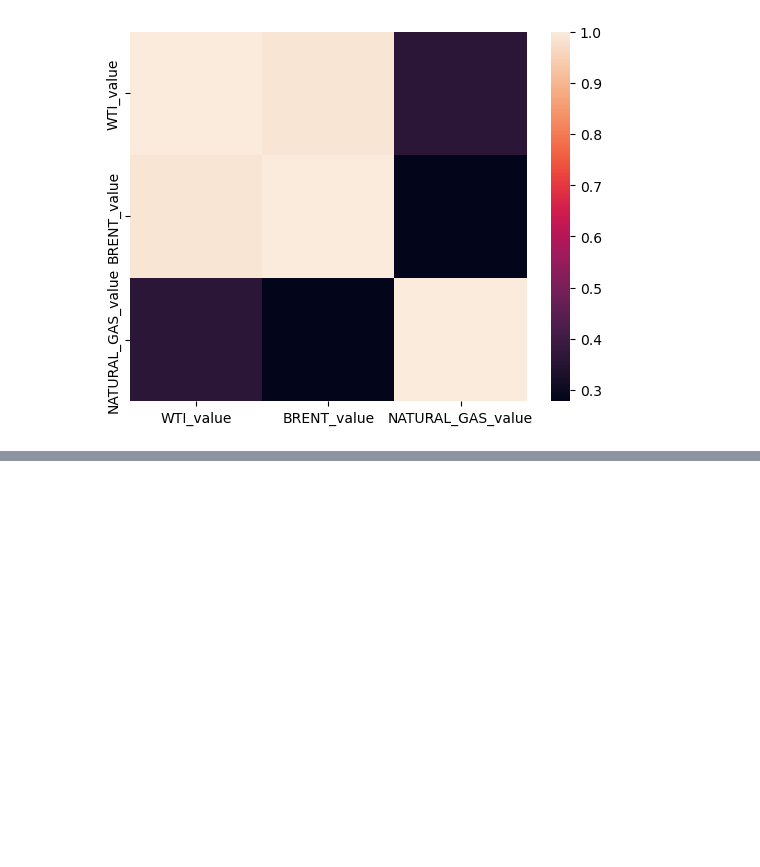
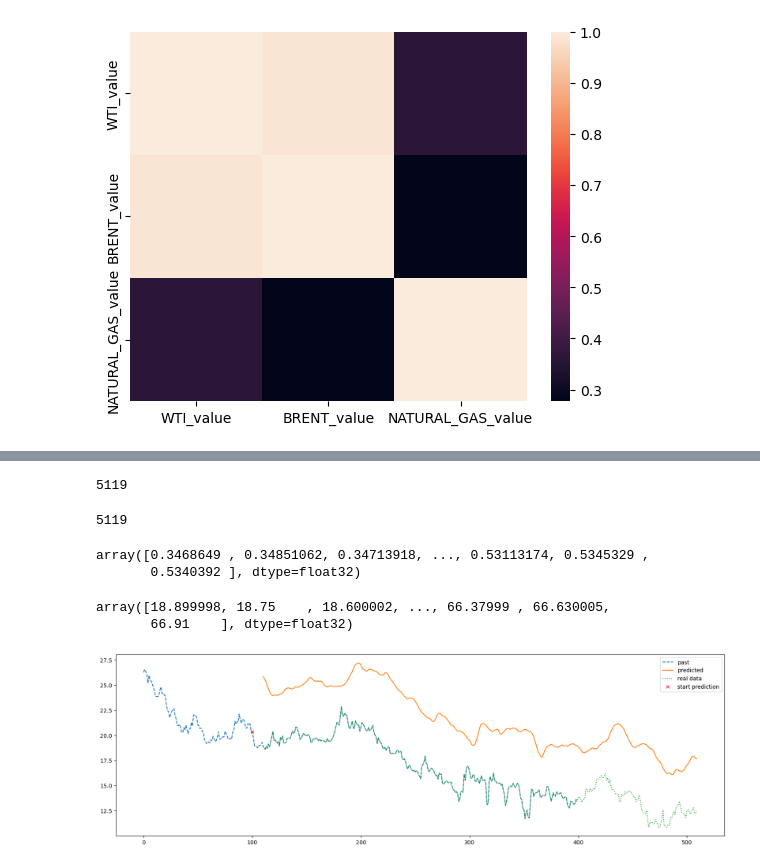
Before and after one commit to csautter/oil-price-prediction-lab, a Jupyter notebook: data_sources/alphavantage/WTI-Price-Multiple-Features-Prediction.ipynb, the cells around one changed output, grey strips where cells are left out. Saved outputs shown, nothing was run; the diff lists cells and outputs as text; code cells hidden in the pictures; blank space fills up the shorter version.

```diff
--- a/data_sources/alphavantage/WTI-Price-Multiple-Features-Prediction.ipynb
+++ b/data_sources/alphavantage/WTI-Price-Multiple-Features-Prediction.ipynb
@@ -142,9 +173,11 @@ Target shape: (256,)
 # %%
 layer_inputs = keras.layers.Input(shape=(inputs.shape[1], inputs.shape[2]))
-layer_lstm_out = keras.layers.LSTM(32)(layer_inputs)
+layer_lstm_1 = keras.layers.LSTM(64, return_sequences=True, recurrent_dropout=0.1)(layer_inputs)
+#layer_lstm_2 = keras.layers.LSTM(64, return_sequences=True, recurrent_dropout=0.1)(layer_lstm_1)
+layer_lstm_out = keras.layers.LSTM(64)(layer_lstm_1)
 layer_outputs = keras.layers.Dense(1)(layer_lstm_out)
 
 model = keras.Model(inputs=layer_inputs, outputs=layer_outputs)
-model.compile(optimizer=keras.optimizers.Adam(learning_rate=0.001), loss="mse")
+model.compile(optimizer=keras.optimizers.Adam(learning_rate=0.001), loss="mse", metrics=[tf.keras.metrics.MeanAbsoluteError()])
 model.summary()
 # %% [output]
@@ -177,7 +213,7 @@ modelckpt_callback = keras.callbacks.ModelCheckpoint(
 # %%
 history = model.fit(
     dataset_train,
-    epochs=5,
+    epochs=10,
     validation_data=dataset_test,
     callbacks=[es_callback, modelckpt_callback],
 )
@@ -191,13 +249,23 @@ pd.DataFrame(history.history).plot()
 # %%
-def plot(input_data, predicted_data, output_compare):
-    compare_y = list(range(feature_sequence_length+forecasting_label_steps, feature_sequence_length+forecasting_label_steps+ len(output_compare)))
-    predicted_y = list(range(feature_sequence_length, feature_sequence_length + len(output_compare)))
+def plot(input_data, predicted_data, output_compare, limit_right=None):
+    if limit_right is not None:
+        input_data = input_data[:limit_right]
+        predicted_data = predicted_data[:limit_right]
+        output_compare = output_compare[:limit_right]
+
+    compare_y_shift = feature_sequence_length + forecasting_label_steps
+    compare_y = list(range(compare_y_shift, compare_y_shift+ len(output_compare)))
+
+    predicted_y_shift = feature_sequence_length + forecasting_label_steps
+    predicted_y = list(range(predicted_y_shift, predicted_y_shift + len(predicted_data)))
+
+    #input_data_limit = feature_sequence_length
 
     plt.figure(figsize=(20,6))
     plt.plot(input_data, label = "past", linestyle = 'dashed')
-    plt.plot(compare_y, predicted_data, label = "predicted")
+    plt.plot(predicted_y, predicted_data, label = "predicted")
     plt.plot(compare_y, output_compare, label = "real data", linestyle = 'dotted')
-    plt.plot(feature_sequence_length, input_data[feature_sequence_length], "rx", label = "start prediction")
+    plt.plot(feature_sequence_length, input_data[feature_sequence_length-1], "rx", label = "start prediction")
     plt.legend()
     plt.show()
 # %%
@@ -217,0 +303,2 @@ for x, y in dataset_test.take(1):
+# %%
+predicted_dataset_train = model.predict(dataset_train)
@@ -217,0 +307,30 @@ for x, y in dataset_test.take(1):
+# %%
+len(predicted_dataset_train)
+# %% [output]
+5119
+# %%
+len(predicted_dataset_train[:,0])
+# %% [output]
+5119
+# %%
+x_train_data[:,0]
+# %% [output]
+array([0.3468649 , 0.34851062, 0.34713918, ..., 0.53113174, 0.5345329 ,
+       0.5340392 ], dtype=float32)
+# %%
+# inverse transforms
+normalizer_wti.inverse_transform_numpy_array(x_train_data[:,0])
+normalizer_wti.inverse_transform_numpy_array(predicted_dataset_train[:,0])
+normalizer_wti.inverse_transform_numpy_array(x_train_targets)
+# %% [output]
+array([18.899998, 18.75    , 18.600002, ..., 66.37999 , 66.630005,
+       66.91    ], dtype=float32)
+# %%
+plot(
+    normalizer_wti.inverse_transform_numpy_array(x_train_data[:,0]),
+    normalizer_wti.inverse_transform_numpy_array(predicted_dataset_train[:,0]),
+    normalizer_wti.inverse_transform_numpy_array(x_train_targets),
+    limit_right=400
+)
+# %% [output]
+[figure, added]
```
Also changed, not shown: parts of 28 cells of this notebook, 3 other files.
